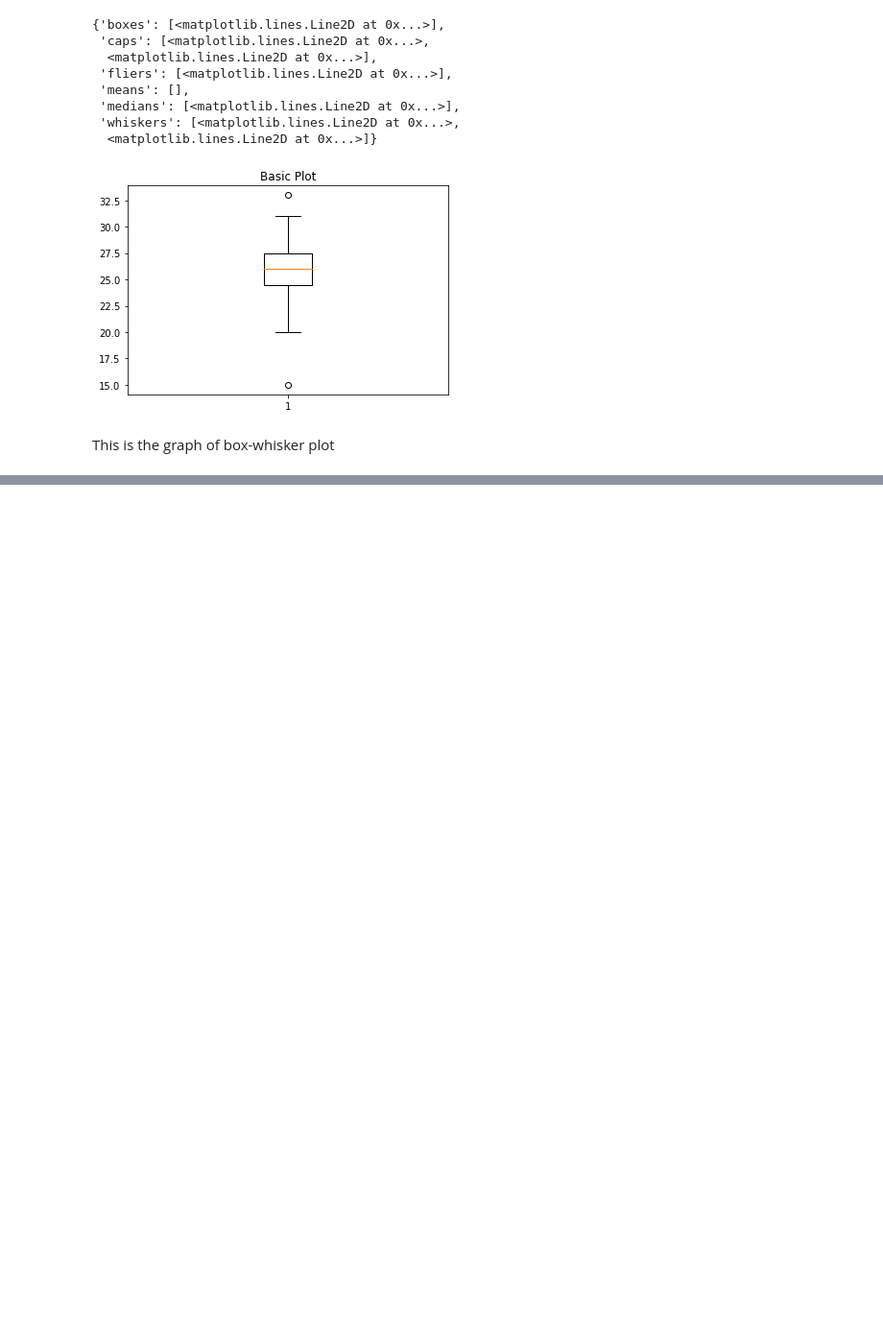
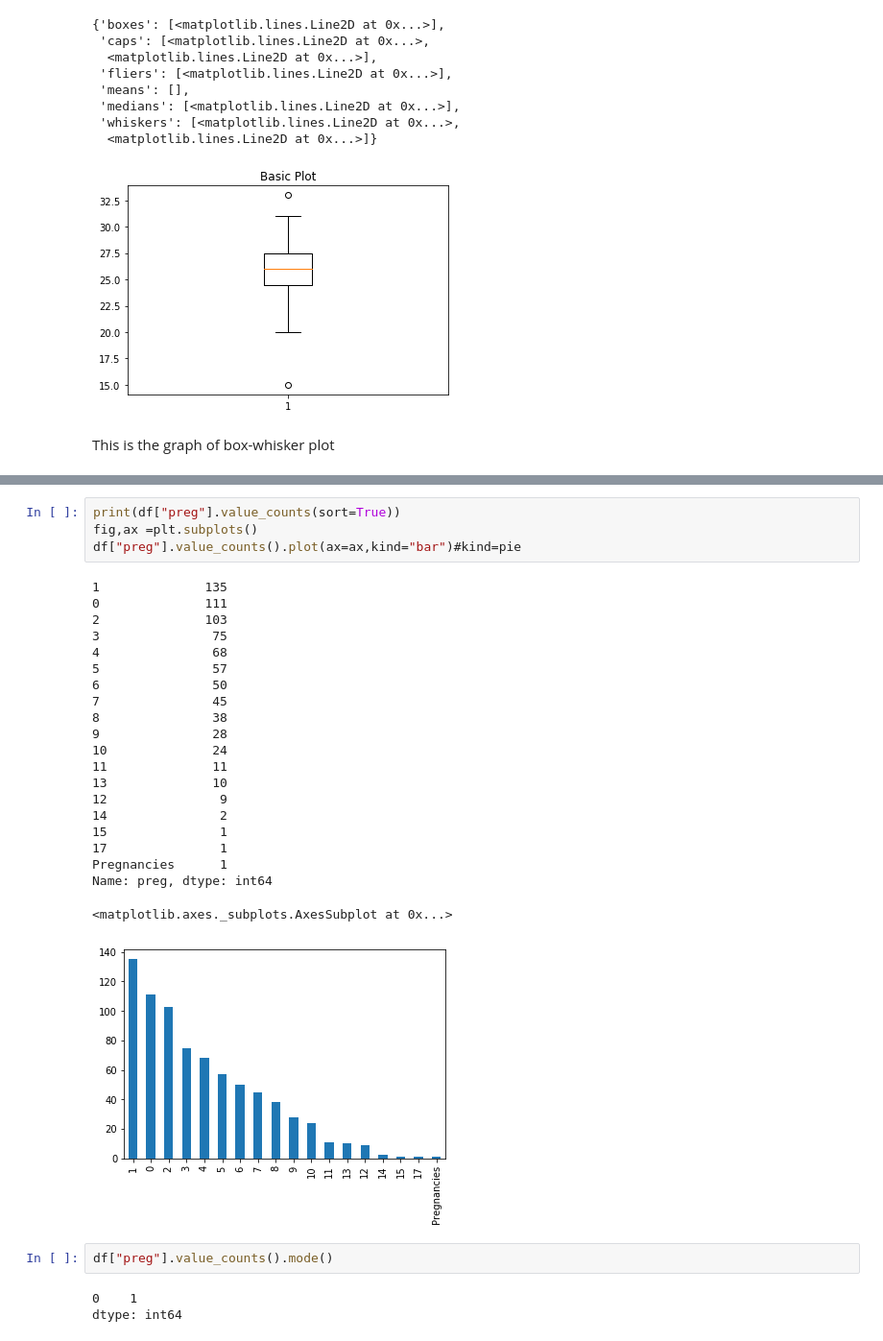
Before and after one commit to Abhi050/Machine_Learning, a Jupyter notebook: Stats_for_ML.ipynb, the cells around one changed output, grey strips where cells are left out. Shown at 96% size. Cells and saved outputs as stored; diff of their text form; blank space fills up the shorter version.

```diff
--- a/Stats_for_ML.ipynb
+++ b/Stats_for_ML.ipynb
@@ -48,0 +102,31 @@ This is the graph of box-whisker plot
+# %%
+print(df["preg"].value_counts(sort=True))
+fig,ax =plt.subplots()
+df["preg"].value_counts().plot(ax=ax,kind="bar")#kind=pie
+# %% [output]
+1              135
+0              111
+2              103
+3               75
+4               68
+5               57
+6               50
+7               45
+8               38
+9               28
+10              24
+11              11
+13              10
+12               9
+14               2
+15               1
+17               1
+Pregnancies      1
+Name: preg, dtype: int64
+<matplotlib.axes._subplots.AxesSubplot at 0x...>
+[figure, added]
+# %%
+df["preg"].value_counts().mode()
+# %% [output]
+0    1
+dtype: int64
```
Also changed, not shown: parts of 13 cells of this notebook.
